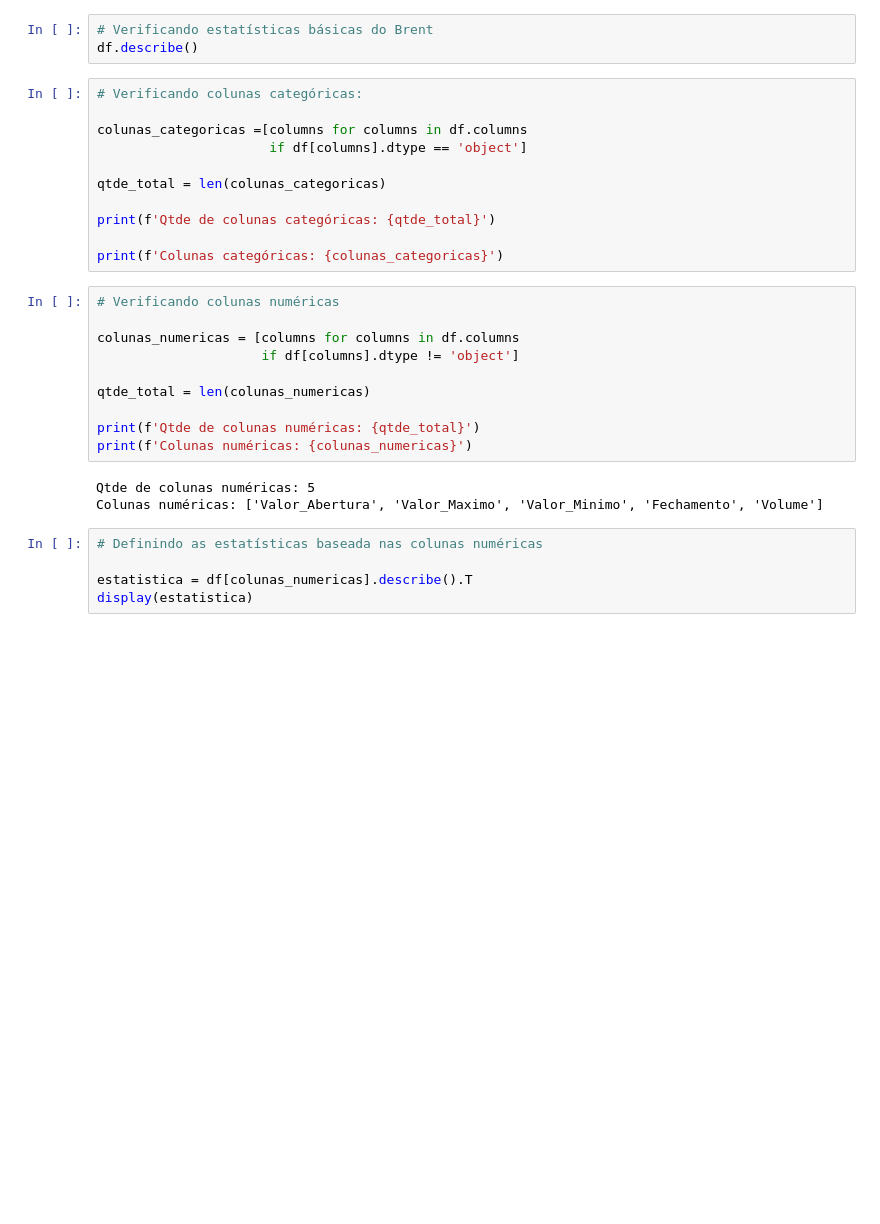
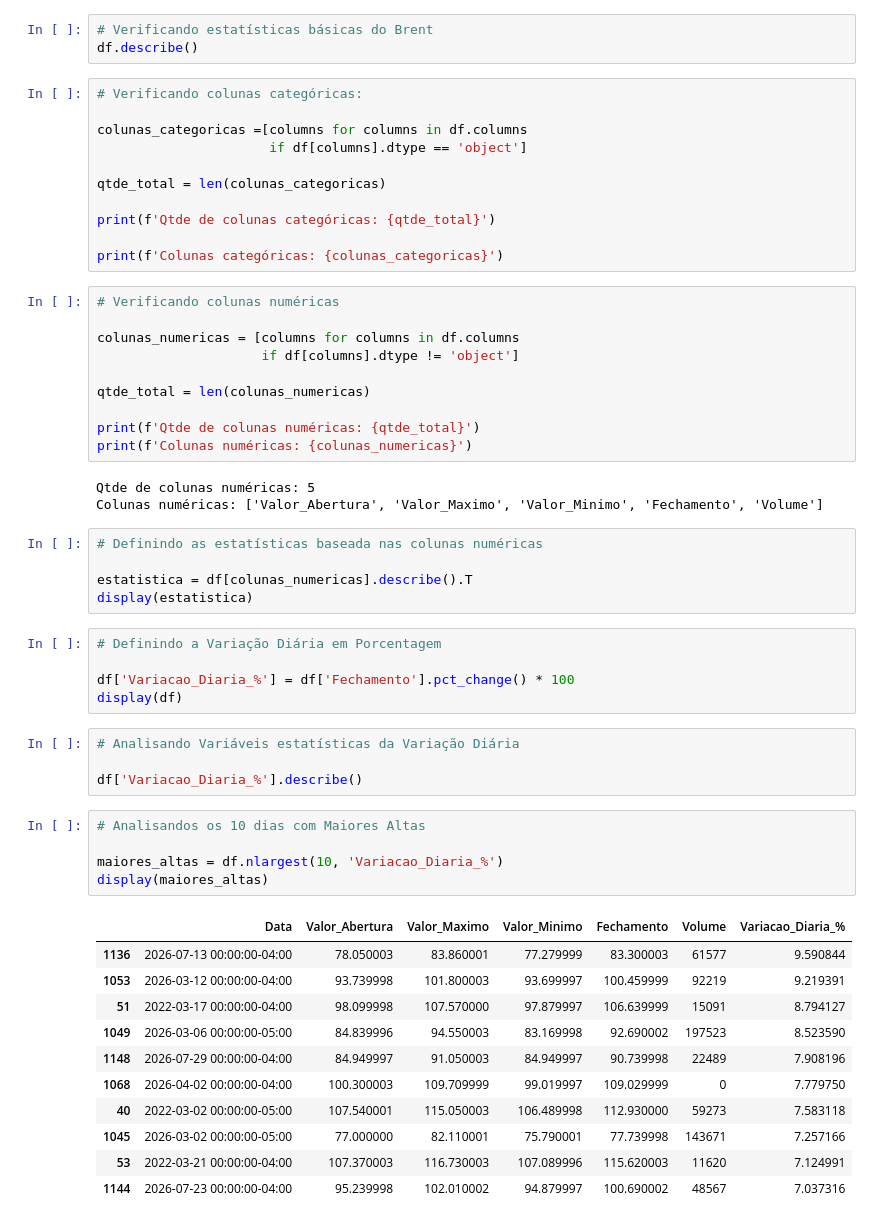
Before and after one commit to vitorjensen/Python_para_Analise_de_Dados, a Jupyter notebook: Projetos/Análise Exploratória de Combustível/Análise_Exploratória_de_Combustível.ipynb, the cells around one changed output. Saved outputs shown, nothing was run; the diff lists cells and outputs as text; blank space fills up the shorter version.

Commit message:
Analisando Quedas e Altas

```diff
--- a/Projetos/Análise Exploratória de Combustível/Análise_Exploratória_de_Combustível.ipynb
+++ b/Projetos/Análise Exploratória de Combustível/Análise_Exploratória_de_Combustível.ipynb
@@ -185,3 +186,29 @@ Colunas numéricas: ['Valor_Abertura', 'Valor_Maximo', 'Valor_Minimo', 'Fechamen
 
 estatistica = df[colunas_numericas].describe().T
 display(estatistica)
+# %%
+# Definindo a Variação Diária em Porcentagem
+
+df['Variacao_Diaria_%'] = df['Fechamento'].pct_change() * 100
+display(df)
+# %%
+# Analisando Variáveis estatísticas da Variação Diária
+
+df['Variacao_Diaria_%'].describe()
+# %%
+# Analisandos os 10 dias com Maiores Altas
+
+maiores_altas = df.nlargest(10, 'Variacao_Diaria_%')
+display(maiores_altas)
+# %% [output]
+|  | Data | Valor_Abertura | Valor_Maximo | Valor_Minimo | Fechamento | Volume | Variacao_Diaria_% |
+| 1136 | 2026-07-13 00:00:00-04:00 | 78.050003 | 83.860001 | 77.279999 | 83.300003 | 61577 | 9.590844 |
+| 1053 | 2026-03-12 00:00:00-04:00 | 93.739998 | 101.800003 | 93.699997 | 100.459999 | 92219 | 9.219391 |
+| 51 | 2022-03-17 00:00:00-04:00 | 98.099998 | 107.570000 | 97.879997 | 106.639999 | 15091 | 8.794127 |
+| 1049 | 2026-03-06 00:00:00-05:00 | 84.839996 | 94.550003 | 83.169998 | 92.690002 | 197523 | 8.523590 |
+| 1148 | 2026-07-29 00:00:00-04:00 | 84.949997 | 91.050003 | 84.949997 | 90.739998 | 22489 | 7.908196 |
+| 1068 | 2026-04-02 00:00:00-04:00 | 100.300003 | 109.709999 | 99.019997 | 109.029999 | 0 | 7.779750 |
+| 40 | 2022-03-02 00:00:00-05:00 | 107.540001 | 115.050003 | 106.489998 | 112.930000 | 59273 | 7.583118 |
+| 1045 | 2026-03-02 00:00:00-05:00 | 77.000000 | 82.110001 | 75.790001 | 77.739998 | 143671 | 7.257166 |
+| 53 | 2022-03-21 00:00:00-04:00 | 107.370003 | 116.730003 | 107.089996 | 115.620003 | 11620 | 7.124991 |
+| 1144 | 2026-07-23 00:00:00-04:00 | 95.239998 | 102.010002 | 94.879997 | 100.690002 | 48567 | 7.037316 |
```
Also changed, not shown: parts of 4 cells of this notebook.
